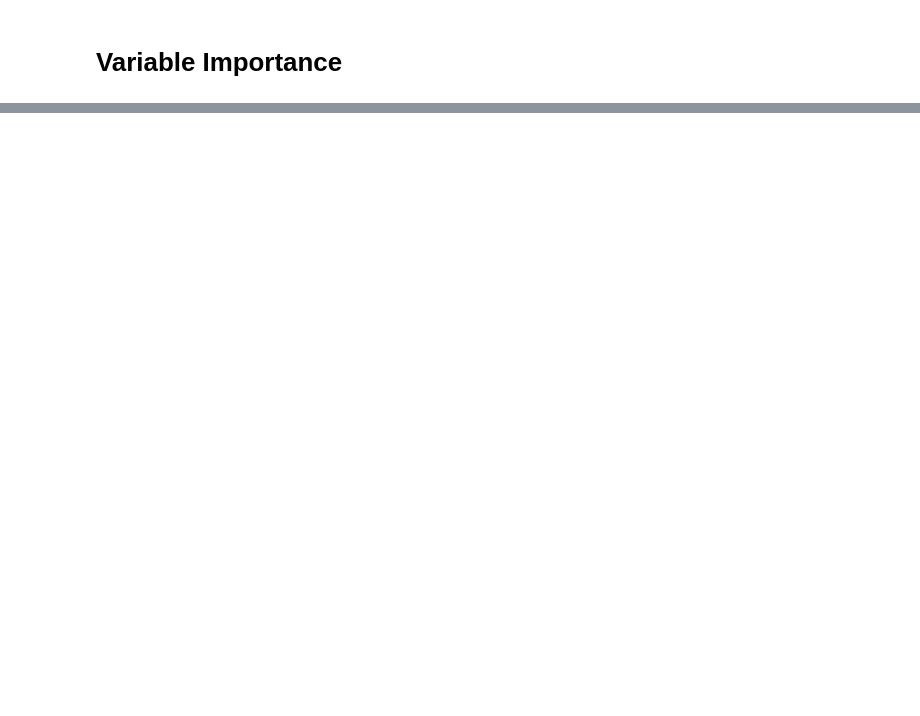
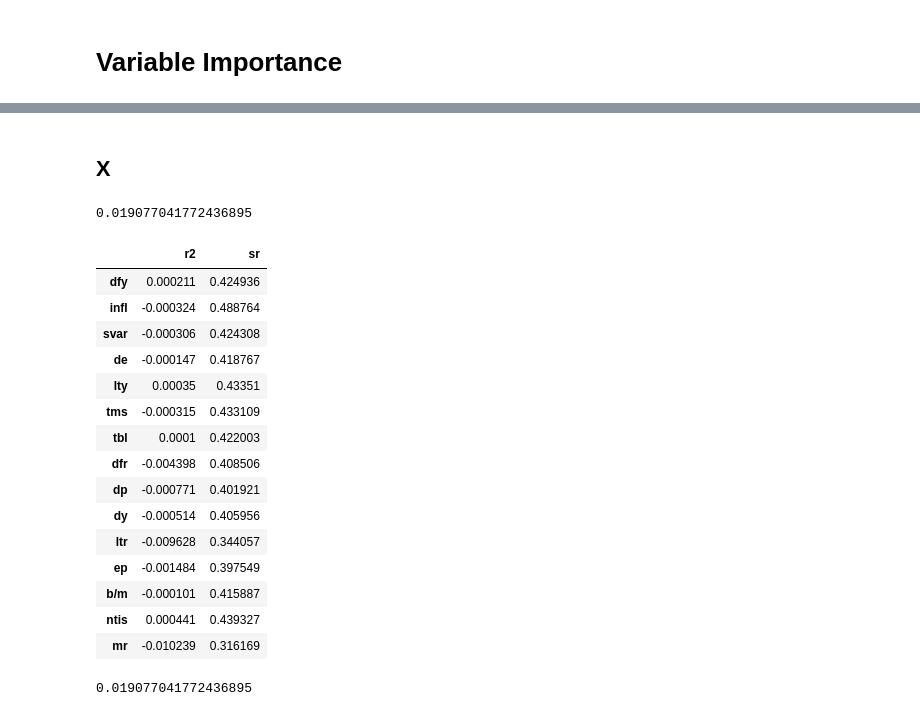
Before and after one commit to zivmi/voc_reproduction, a Jupyter notebook: notebooks/05-mz-variable-importance.ipynb, the cells around one changed output, grey strips where cells are left out. Drawn from its saved outputs; the diff is of its cells as text; code cells hidden in the pictures; blank space fills up the shorter version.

```diff
--- a/notebooks/05-mz-variable-importance.ipynb
+++ b/notebooks/05-mz-variable-importance.ipynb
@@ -209,0 +257,34 @@ NameError: name 'Y' is not defined
+# %% [markdown]
+## X
+# %%
+# take sr and r2 for the full model for T=12, P=12000, z=1000
+full_model_r2 = R_sq_avg.loc[(R_sq_avg['T']==12) & (R_sq_avg['P']==12000), 1000].values[0]
+full_model_sr = sharpe_ratio_avg.loc[(R_sq_avg['T']==12) & (R_sq_avg['P']==12000), 1000].values[0]
+
+full_model_r2
+# %% [output]
+0.019077041772436895
+# %%
+vi = output_df.copy()
+vi
+# %% [output]
+|  | r2 | sr |
+| dfy | 0.000211 | 0.424936 |
+| infl | -0.000324 | 0.488764 |
+| svar | -0.000306 | 0.424308 |
+| de | -0.000147 | 0.418767 |
+| lty | 0.00035 | 0.43351 |
+| tms | -0.000315 | 0.433109 |
+| tbl | 0.0001 | 0.422003 |
+| dfr | -0.004398 | 0.408506 |
+| dp | -0.000771 | 0.401921 |
+| dy | -0.000514 | 0.405956 |
+| ltr | -0.009628 | 0.344057 |
+| ep | -0.001484 | 0.397549 |
+| b/m | -0.000101 | 0.415887 |
+| ntis | 0.000441 | 0.439327 |
+| mr | -0.010239 | 0.316169 |
+# %%
+full_model_r2
+# %% [output]
+0.019077041772436895
```
Also changed, not shown: parts of 27 cells of this notebook, 7 other files.
